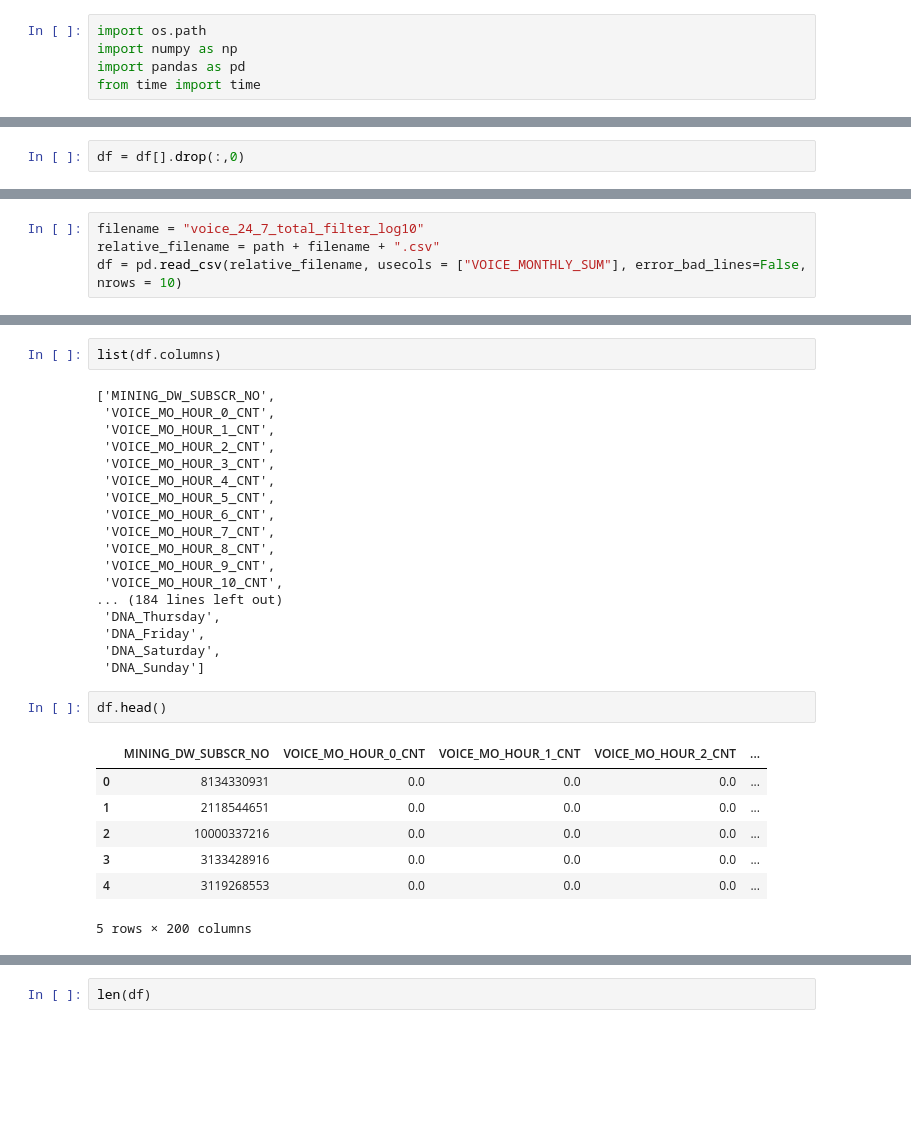
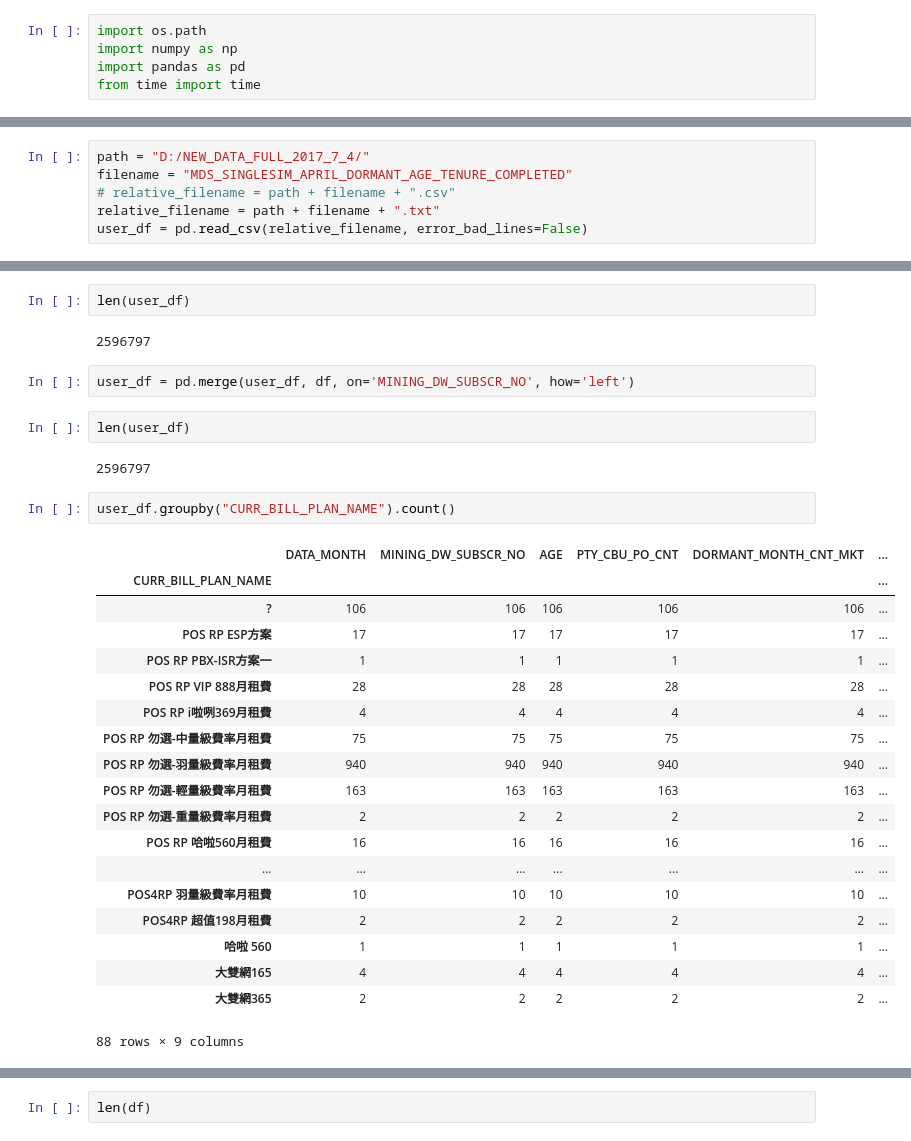
Before and after one commit to xiaosean/preprocess_py, a Jupyter notebook: csv_lookhead.ipynb, the cells around one changed output, grey strips where cells are left out. Cells and saved outputs as stored; diff of their text form; blank space fills up the shorter version.

```diff
--- a/csv_lookhead.ipynb
+++ b/csv_lookhead.ipynb
@@ -83,2 +46,0 @@ ValueError: labels ['Unnamed: 0'] not contained in axis
-# %%
-df = df[].drop(:,0)
@@ -122,4 +51,6 @@ len(df[df["TENURE_SCV"] < 3])
 # %%
-filename = "voice_24_7_total_filter_log10"
-relative_filename = path + filename + ".csv"
-df = pd.read_csv(relative_filename, usecols = ["VOICE_MONTHLY_SUM"], error_bad_lines=False, nrows = 10)
+path = "D:/NEW_DATA_FULL_2017_7_4/"
+filename = "MDS_SINGLESIM_APRIL_DORMANT_AGE_TENURE_COMPLETED"
+# relative_filename = path + filename + ".csv"
+relative_filename = path + filename + ".txt"
+user_df = pd.read_csv(relative_filename, error_bad_lines=False)
@@ -138,30 +57,32 @@ df["VOICE_MONTHLY_SUM"].max()
-# %%
-list(df.columns)
-# %% [output]
-['MINING_DW_SUBSCR_NO',
- 'VOICE_MO_HOUR_0_CNT',
- 'VOICE_MO_HOUR_1_CNT',
- 'VOICE_MO_HOUR_2_CNT',
- 'VOICE_MO_HOUR_3_CNT',
- 'VOICE_MO_HOUR_4_CNT',
- 'VOICE_MO_HOUR_5_CNT',
- 'VOICE_MO_HOUR_6_CNT',
- 'VOICE_MO_HOUR_7_CNT',
- 'VOICE_MO_HOUR_8_CNT',
- 'VOICE_MO_HOUR_9_CNT',
- 'VOICE_MO_HOUR_10_CNT',
-... (184 lines left out)
- 'DNA_Thursday',
- 'DNA_Friday',
- 'DNA_Saturday',
- 'DNA_Sunday']
-# %%
-df.head()
-# %% [output]
-|  | MINING_DW_SUBSCR_NO | VOICE_MO_HOUR_0_CNT | VOICE_MO_HOUR_1_CNT | VOICE_MO_HOUR_2_CNT | ... |
-| 0 | 8134330931 | 0.0 | 0.0 | 0.0 | ... |
-| 1 | 2118544651 | 0.0 | 0.0 | 0.0 | ... |
-| 2 | 10000337216 | 0.0 | 0.0 | 0.0 | ... |
-| 3 | 3133428916 | 0.0 | 0.0 | 0.0 | ... |
-| 4 | 3119268553 | 0.0 | 0.0 | 0.0 | ... |
-5 rows × 200 columns
+# %%
+len(user_df)
+# %% [output]
+2596797
+# %%
+user_df = pd.merge(user_df, df, on='MINING_DW_SUBSCR_NO', how='left')
+# %%
+len(user_df)
+# %% [output]
+2596797
+# %%
+user_df.groupby("CURR_BILL_PLAN_NAME").count()
+# %% [output]
+|  | DATA_MONTH | MINING_DW_SUBSCR_NO | AGE | PTY_CBU_PO_CNT | DORMANT_MONTH_CNT_MKT | ... |
+| CURR_BILL_PLAN_NAME |  |  |  |  |  | ... |
+| ? | 106 | 106 | 106 | 106 | 106 | ... |
+| POS RP ESP方案 | 17 | 17 | 17 | 17 | 17 | ... |
+| POS RP PBX-ISR方案一 | 1 | 1 | 1 | 1 | 1 | ... |
+| POS RP VIP 888月租費 | 28 | 28 | 28 | 28 | 28 | ... |
+| POS RP i啦咧369月租費 | 4 | 4 | 4 | 4 | 4 | ... |
+| POS RP 勿選-中量級費率月租費 | 75 | 75 | 75 | 75 | 75 | ... |
+| POS RP 勿選-羽量級費率月租費 | 940 | 940 | 940 | 940 | 940 | ... |
+| POS RP 勿選-輕量級費率月租費 | 163 | 163 | 163 | 163 | 163 | ... |
+| POS RP 勿選-重量級費率月租費 | 2 | 2 | 2 | 2 | 2 | ... |
+| POS RP 哈啦560月租費 | 16 | 16 | 16 | 16 | 16 | ... |
+| ... | ... | ... | ... | ... | ... | ... |
+| POS4RP 羽量級費率月租費 | 10 | 10 | 10 | 10 | 10 | ... |
+| POS4RP 超值198月租費 | 2 | 2 | 2 | 2 | 2 | ... |
+| 哈啦 560 | 1 | 1 | 1 | 1 | 1 | ... |
+| 大雙網165 | 4 | 4 | 4 | 4 | 4 | ... |
+| 大雙網365 | 2 | 2 | 2 | 2 | 2 | ... |
+88 rows × 9 columns
```
Also changed, not shown: parts of 26 cells of this notebook, 7 other files.
